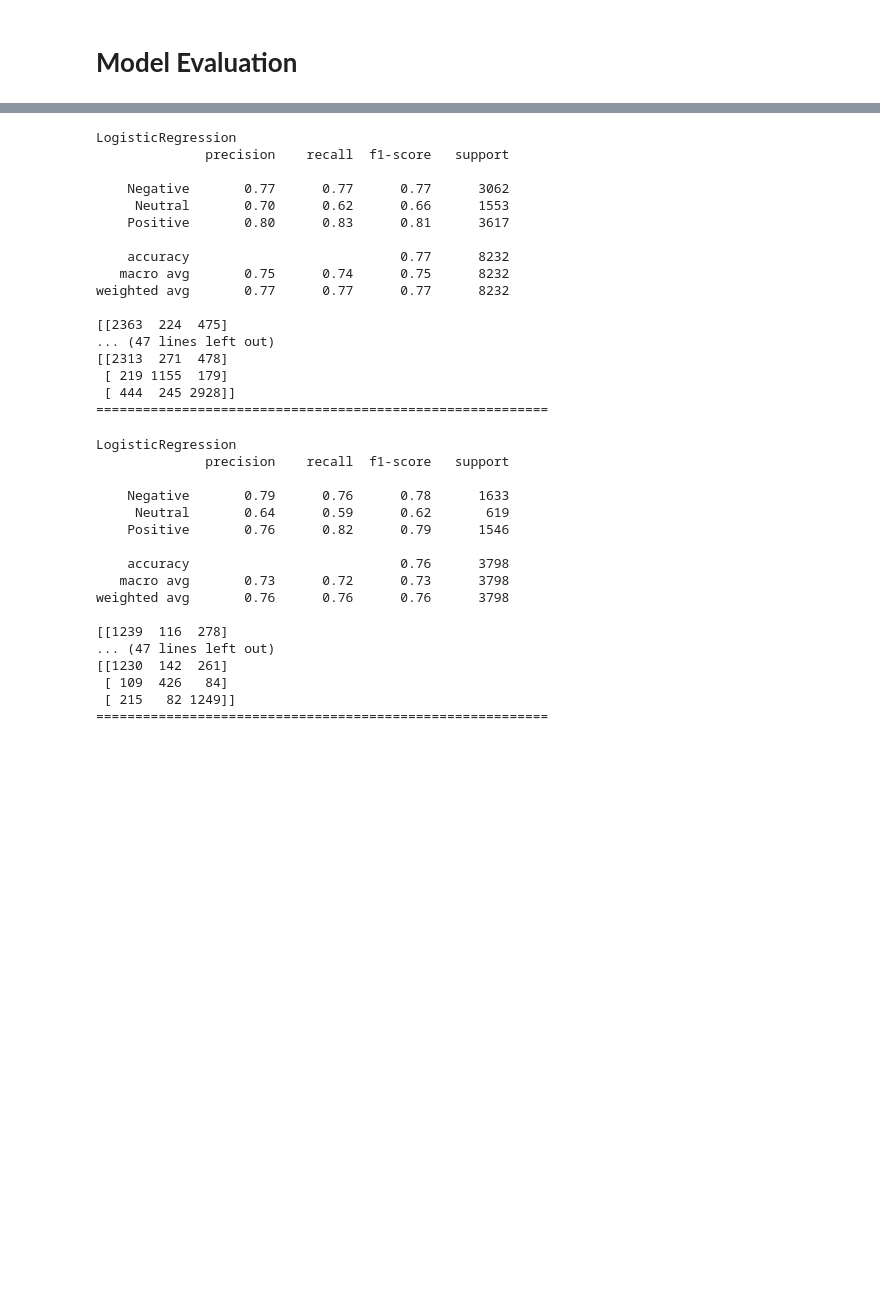
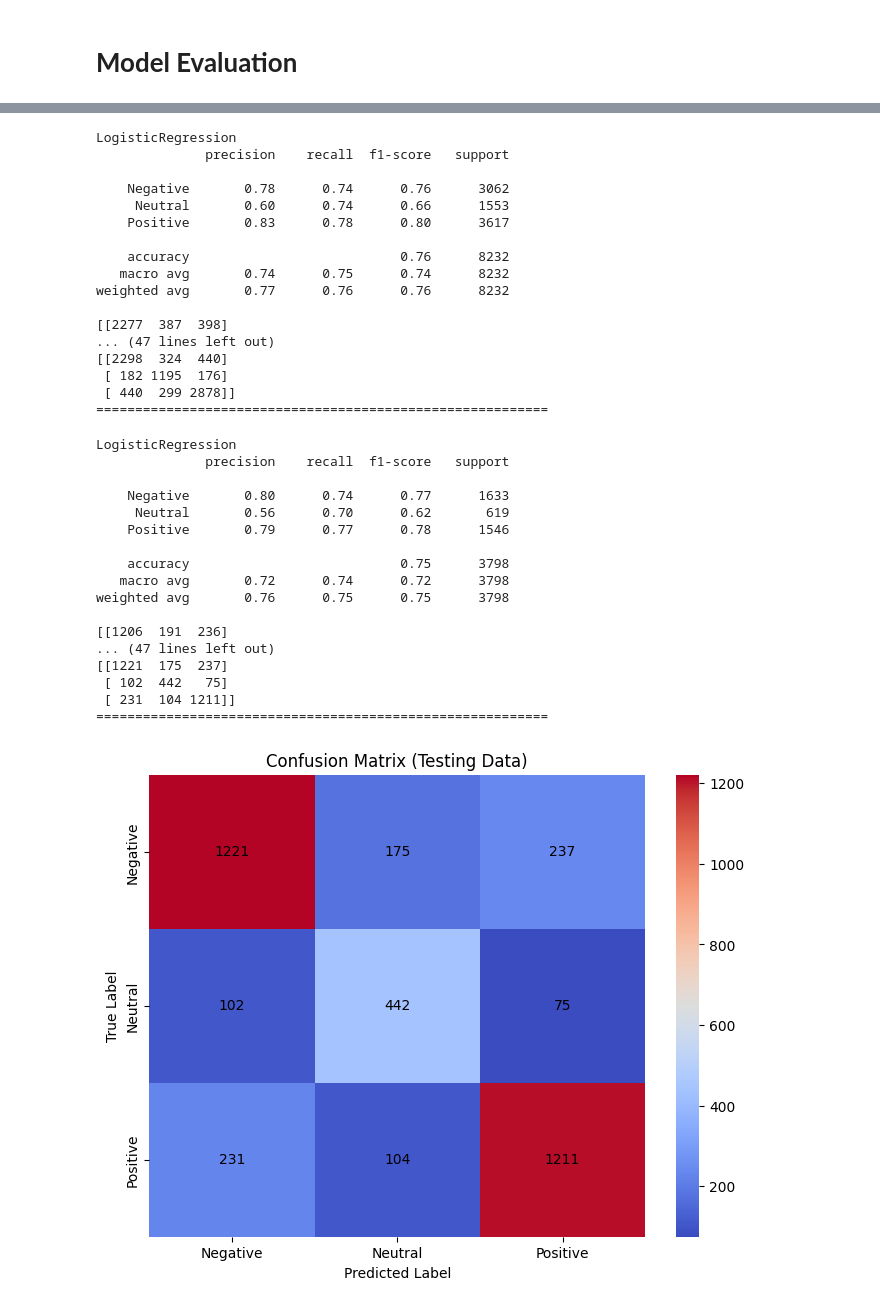
Before and after one commit to tnbsuntae/Twitter_Sentiment_Analysis_Project, a Jupyter notebook: project.ipynb, the cells around one changed output, grey strips where cells are left out. Drawn from its saved outputs; the diff is of its cells as text; code cells hidden in the pictures; blank space fills up the shorter version.

```diff
--- a/project.ipynb
+++ b/project.ipynb
@@ -329,3 +332,6 @@ X_test_tfidf = tfidf.transform(X_test)
+# %%
+smt = SMOTE()
+X_train_sm, y_train_sm = smt.fit_resample(X_train_tfidf, y_train)
 # %% [markdown]
 # **Model Selection and Tunging**
 # %%
@@ -361,7 +367,7 @@ grids = {}
 for model_name, model in models.items():
     print(f'Training and tuning {model_name}...')
     grids[model_name] = GridSearchCV(estimator=model, param_grid=param_grids[model_name], cv=cv,scoring='accuracy', n_jobs=-1, verbose=1)
-    grids[model_name].fit(X_train_tfidf, y_train)
+    grids[model_name].fit(X_train_sm, y_train_sm)
     best_params = grids[model_name].best_params_
     best_score = grids[model_name].best_score_
 
@@ -401,19 +409,19 @@ for i in grids.keys():
 LogisticRegression
               precision    recall  f1-score   support
 
-    Negative       0.77      0.77      0.77      3062
-     Neutral       0.70      0.62      0.66      1553
-    Positive       0.80      0.83      0.81      3617
+    Negative       0.78      0.74      0.76      3062
+     Neutral       0.60      0.74      0.66      1553
+    Positive       0.83      0.78      0.80      3617
 
-    accuracy                           0.77      8232
-   macro avg       0.75      0.74      0.75      8232
-weighted avg       0.77      0.77      0.77      8232
+    accuracy                           0.76      8232
+   macro avg       0.74      0.75      0.74      8232
+weighted avg       0.77      0.76      0.76      8232
 
-[[2363  224  475]
+[[2277  387  398]
 ... (47 lines left out)
-[[2313  271  478]
- [ 219 1155  179]
- [ 444  245 2928]]
+[[2298  324  440]
+ [ 182 1195  176]
+ [ 440  299 2878]]
 ==========================================================
 # %%
 for i in grids.keys():
@@ -427,17 +435,39 @@ for i in grids.keys():
 LogisticRegression
               precision    recall  f1-score   support
 
-    Negative       0.79      0.76      0.78      1633
-     Neutral       0.64      0.59      0.62       619
-    Positive       0.76      0.82      0.79      1546
+    Negative       0.80      0.74      0.77      1633
+     Neutral       0.56      0.70      0.62       619
+    Positive       0.79      0.77      0.78      1546
 
-    accuracy                           0.76      3798
-   macro avg       0.73      0.72      0.73      3798
-weighted avg       0.76      0.76      0.76      3798
+    accuracy                           0.75      3798
+   macro avg       0.72      0.74      0.72      3798
+weighted avg       0.76      0.75      0.75      3798
 
-[[1239  116  278]
+[[1206  191  236]
 ... (47 lines left out)
-[[1230  142  261]
- [ 109  426   84]
- [ 215   82 1249]]
+[[1221  175  237]
+ [ 102  442   75]
+ [ 231  104 1211]]
 ==========================================================
+# %%
+y_pred = grids['XGBoost'].predict(X_test_tfidf)
+
+cm = confusion_matrix(y_test, y_pred)
+
+labels = ['Negative', 'Neutral', 'Positive']
+
+plt.figure(figsize=(8, 6))
+ax = sns.heatmap(cm, annot=False, fmt='d', cmap='coolwarm', cbar=True, xticklabels=labels, yticklabels=labels)
+
+for i in range(cm.shape[0]):
+    for j in range(cm.shape[1]):
+        text = f"{cm[i, j]}"
+        ax.text(j + 0.5, i + 0.5, text, ha='center', va='center', color='black')
+
+plt.title('Confusion Matrix (Testing Data)')
+plt.xlabel('Predicted Label')
+plt.ylabel('True Label')
+
+plt.show()
+# %% [output]
+[figure, added]
```
Also changed, not shown: parts of 5 cells of this notebook.
